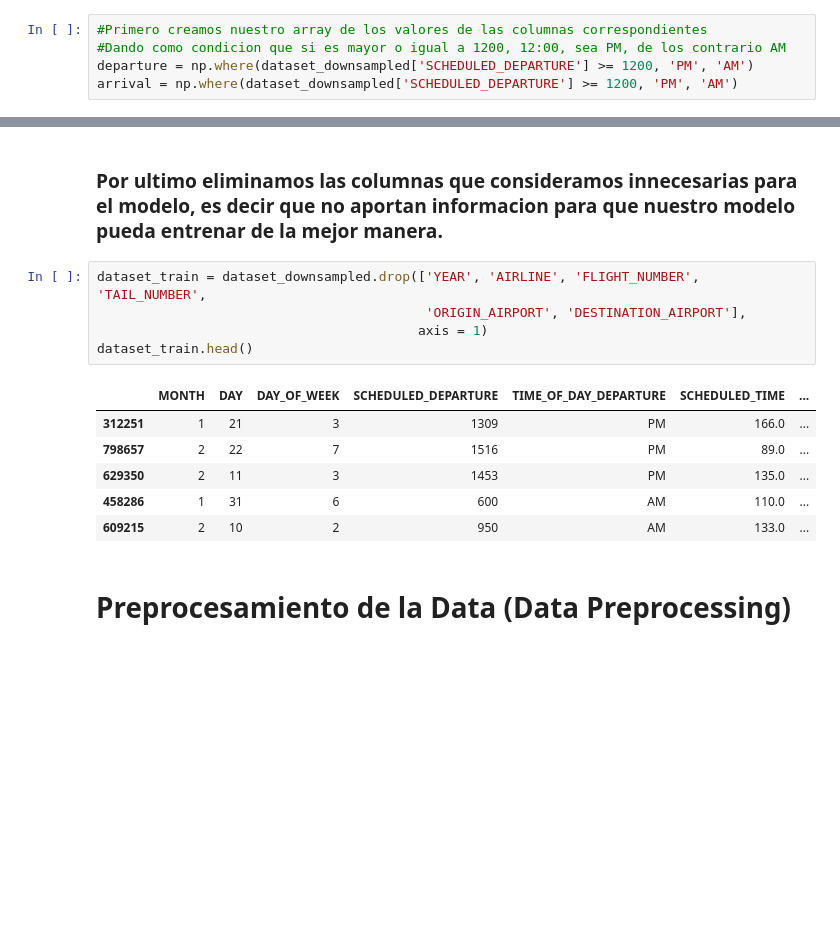
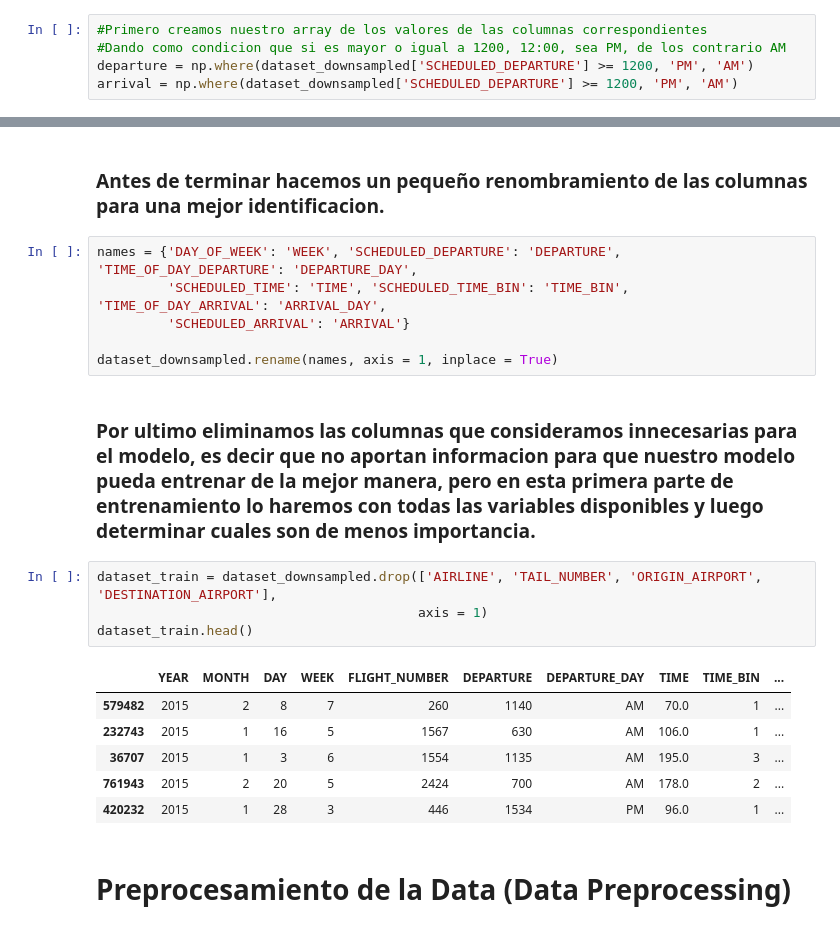
Before and after one commit to AlbertoCasadoPeguero/Flights, a Jupyter notebook: Flights.ipynb, the cells around one changed output, grey strips where cells are left out. Drawn from its saved outputs; the diff is of its cells as text; blank space fills up the shorter version.

Commit message:
Finished model
Ultimo commit con el reto completado consiguiendo un 80% de precision.

```diff
--- a/Flights.ipynb
+++ b/Flights.ipynb
@@ -286,17 +286,24 @@ dataset_downsampled.head()
+# %% [markdown]
+### Antes de terminar hacemos un pequeño renombramiento de las columnas para una mejor identificacion.
+# %%
+names = {'DAY_OF_WEEK': 'WEEK', 'SCHEDULED_DEPARTURE': 'DEPARTURE', 'TIME_OF_DAY_DEPARTURE': 'DEPARTURE_DAY',
+         'SCHEDULED_TIME': 'TIME', 'SCHEDULED_TIME_BIN': 'TIME_BIN', 'TIME_OF_DAY_ARRIVAL': 'ARRIVAL_DAY',
+         'SCHEDULED_ARRIVAL': 'ARRIVAL'}
+
+dataset_downsampled.rename(names, axis = 1, inplace = True)
 # %% [markdown]
-### Por ultimo eliminamos las columnas que consideramos innecesarias para el modelo, es decir que no aportan informacion para que nuestro modelo pueda entrenar de la mejor manera.
+### Por ultimo eliminamos las columnas que consideramos innecesarias para el modelo, es decir que no aportan informacion para que nuestro modelo pueda entrenar de la mejor manera, pero en esta primera parte de entrenamiento lo haremos con todas las variables disponibles y luego determinar cuales son de menos importancia.
 # %%
-dataset_train = dataset_downsampled.drop(['YEAR', 'AIRLINE', 'FLIGHT_NUMBER', 'TAIL_NUMBER',
-                                          'ORIGIN_AIRPORT', 'DESTINATION_AIRPORT'],
+dataset_train = dataset_downsampled.drop(['AIRLINE', 'TAIL_NUMBER', 'ORIGIN_AIRPORT', 'DESTINATION_AIRPORT'],
                                          axis = 1)
 dataset_train.head()
 # %% [output]
-|  | MONTH | DAY | DAY_OF_WEEK | SCHEDULED_DEPARTURE | TIME_OF_DAY_DEPARTURE | SCHEDULED_TIME | ... |
-| 312251 | 1 | 21 | 3 | 1309 | PM | 166.0 | ... |
-| 798657 | 2 | 22 | 7 | 1516 | PM | 89.0 | ... |
-| 629350 | 2 | 11 | 3 | 1453 | PM | 135.0 | ... |
-| 458286 | 1 | 31 | 6 | 600 | AM | 110.0 | ... |
-| 609215 | 2 | 10 | 2 | 950 | AM | 133.0 | ... |
+|  | YEAR | MONTH | DAY | WEEK | FLIGHT_NUMBER | DEPARTURE | DEPARTURE_DAY | TIME | TIME_BIN | ... |
+| 579482 | 2015 | 2 | 8 | 7 | 260 | 1140 | AM | 70.0 | 1 | ... |
+| 232743 | 2015 | 1 | 16 | 5 | 1567 | 630 | AM | 106.0 | 1 | ... |
+| 36707 | 2015 | 1 | 3 | 6 | 1554 | 1135 | AM | 195.0 | 3 | ... |
+| 761943 | 2015 | 2 | 20 | 5 | 2424 | 700 | AM | 178.0 | 2 | ... |
+| 420232 | 2015 | 1 | 28 | 3 | 446 | 1534 | PM | 96.0 | 1 | ... |
 # %% [markdown]
 # Preprocesamiento de la Data (Data Preprocessing)
 # %% [markdown]
```
Also changed, not shown: parts of 41 cells of this notebook.
